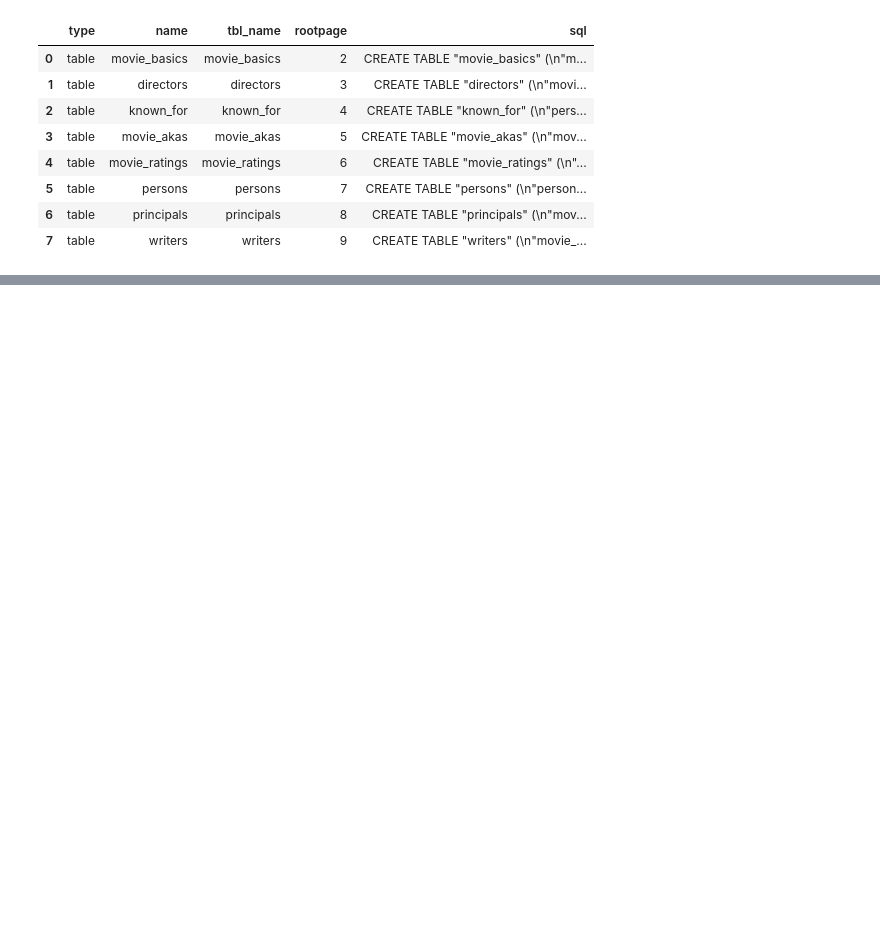
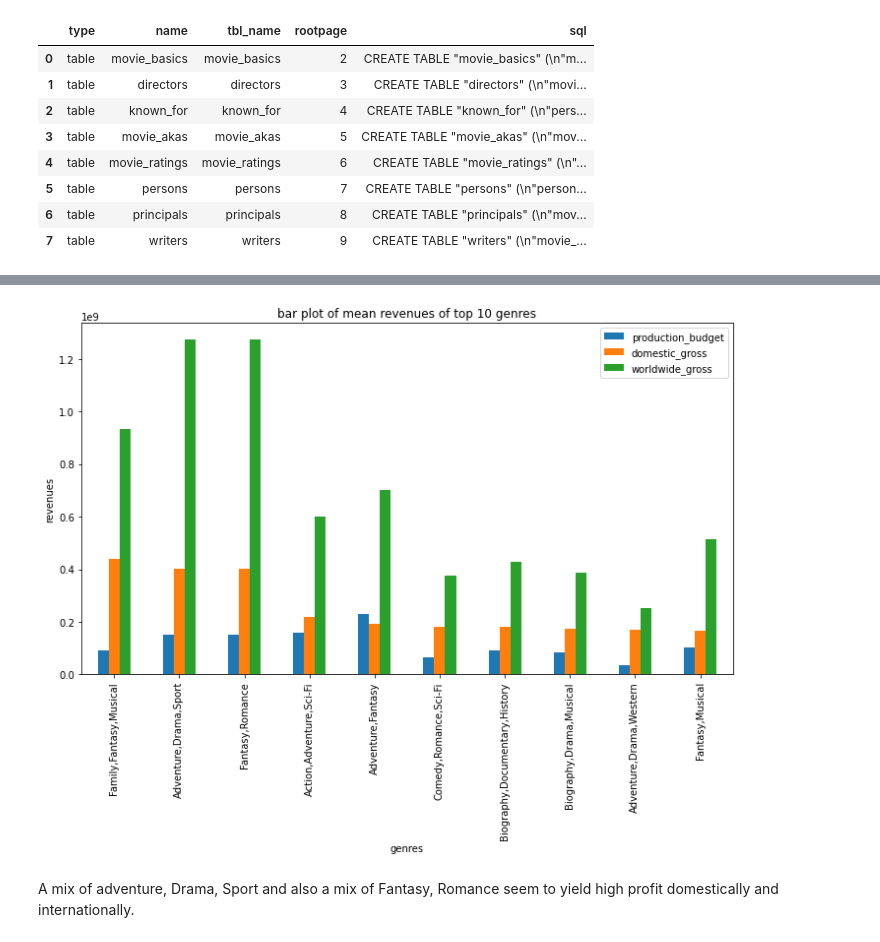
Before and after one commit to Graham-49/Phase2-project, a Jupyter notebook: notebooks/victor.ipynb, the cells around one changed output, grey strips where cells are left out. Cells and saved outputs as stored; diff of their text form; code cells hidden in the pictures; blank space fills up the shorter version.

```diff
--- a/notebooks/victor.ipynb
+++ b/notebooks/victor.ipynb
@@ -27,0 +93,11 @@ pd.read_sql(query,conn)
+# %%
+from pandasql import sqldf
+pysqldf=lambda q: sqldf(q,globals())
+query4='''
+SELECT *
+    FROM movie_basics_and_ratings AS mbr
+    JOIN movie_budgets
+    ON mbr.primary_title=movie_budgets.movie;
+'''
+movie_details_and_revenue=pysqldf(query4)
+movie_details_and_revenue.info()
@@ -27,0 +122,4 @@ pd.read_sql(query,conn)
+# %%
+# Top 10 genres ordered by domestic and worldwide gross.
+top_10_genres=movie_details_and_revenue.groupby('genres')[['production_budget','domestic_gross','worldwide_gross']].mean().sort_values(by=['domestic_gross','worldwide_gross'],ascending=False).head(10)
+top_10_genres
@@ -27,0 +139,10 @@ pd.read_sql(query,conn)
+# %%
+# Plot for the top 10 genres.
+top_10_genres.plot(kind='bar',figsize=(10,8))
+plt.title('bar plot of mean revenues of top 10 genres')
+plt.ylabel('revenues')
+plt.tight_layout();
+# %% [output]
+[figure, added]
+# %% [markdown]
+A mix of adventure, Drama, Sport and also a mix of Fantasy, Romance seem to yield high profit domestically and internationally.
```
Also changed, not shown: parts of 5 cells of this notebook.
